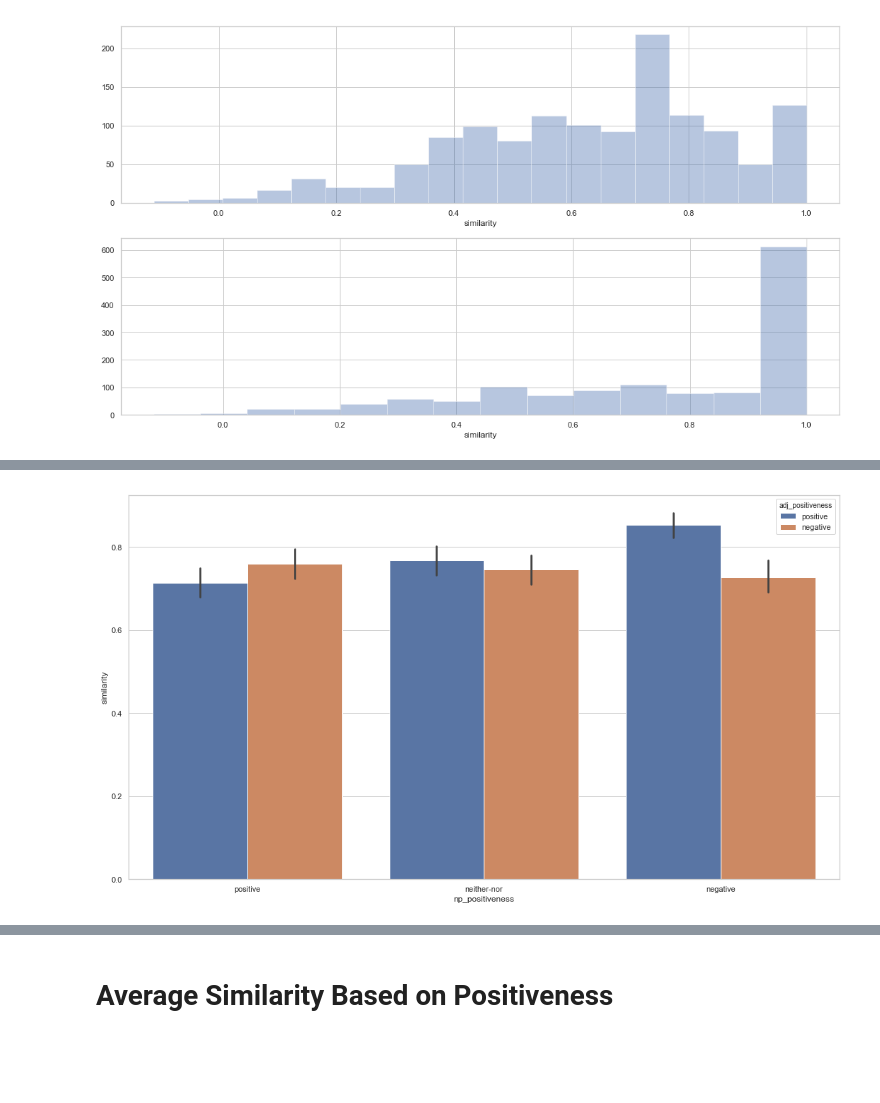
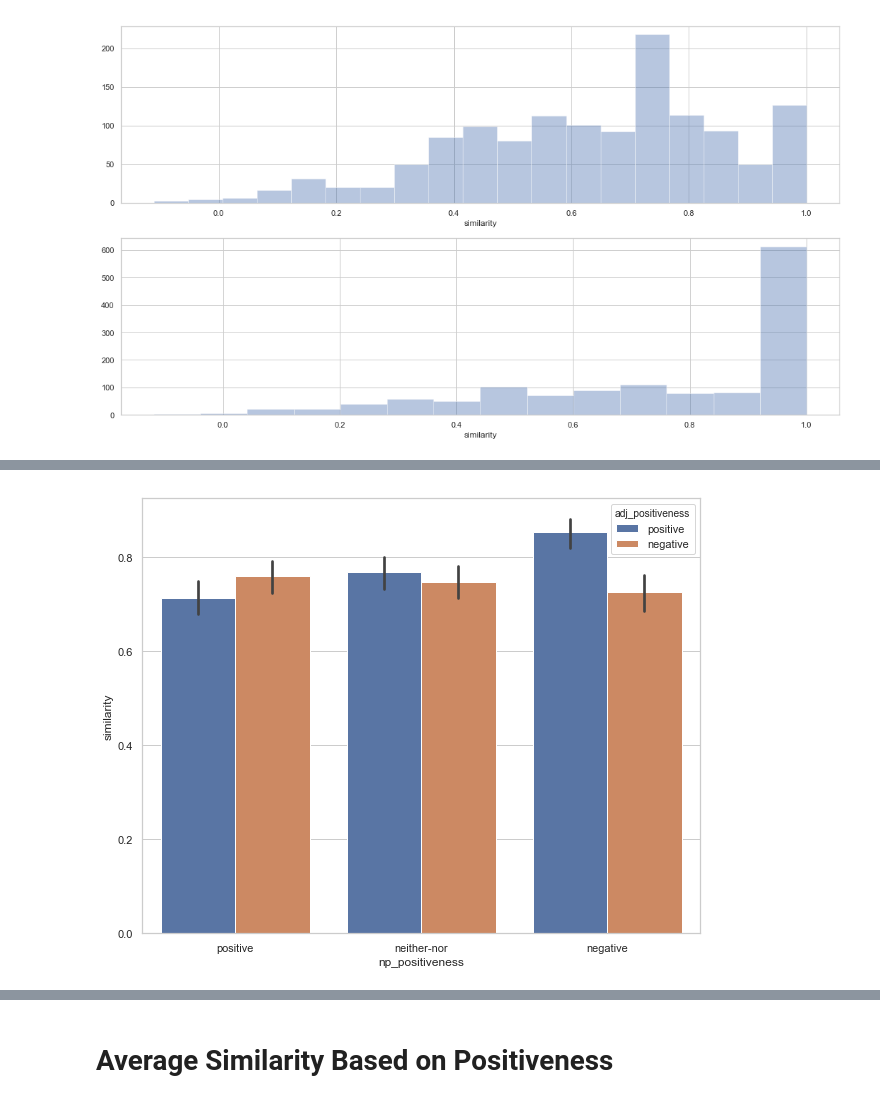
Before and after one commit to mhtess/comparison-class, a Jupyter notebook: analysis/Embedding Analysis_2.ipynb, the cells around one changed output, grey strips where cells are left out. Drawn from its saved outputs; the diff is of its cells as text; code cells hidden in the pictures; blank space fills up the shorter version.

```diff
--- a/analysis/Embedding Analysis_2.ipynb
+++ b/analysis/Embedding Analysis_2.ipynb
@@ -44,6 +54,16 @@ sim_df[has_embedding].head(5)
 | gymnasium | [1.1481, 0.78332, -0.37319, 0.470... |
 | giraffe | [0.41473, 0.31884, 0.54587, -0.09... |
 | apartment | [0.98493, -0.13416, 0.25951, 0.35... |
+# %%
+# insert superordinate label and dimension
+import json
+stimuli_info = "comparison-class/experiments/js/noun_elicitation_pilot.json"
+with open(stimuli_info) as stim_info:
+    stimuli = json.load(stim_info)["examples"]
+#     print(stimuli)
+raw_df['superordinate'] = raw_df['stim_id'].apply(lambda x: stimuli[x].get('superordinate') )
+raw_df['degree'] = raw_df['stim_id'].apply(lambda x: stimuli[x].get('degree'))
+# data['superordinate']
 # %% [markdown]
 # Preprocessing
 # %%
@@ -240,0 +250,26 @@ See the caveats in the documentation: http://pandas.pydata.org/pandas-docs/stabl
+# %%
+# add column indicating identical nps and responses based on simple pattern-matching
+# --------------------------------------------------------------------------------------
+# NB: it collapses pairs pretty liberally, if the response occurs in the NP and vice versa they are count as identical
+# ---------------------------------------------------------------------------------------
+with_sim_lemma['is_resp_identical'] = with_sim_lemma.apply(lambda s: True if (s['lemma'] in s['np']) or (s['np'] in s['lemma']) else False, axis=1)
+
+# unique non-identical nps and responses
+non_identical_resp = with_sim_lemma[with_sim_lemma['is_resp_identical'] == False ].drop_duplicates()
+identical_resp = with_sim_lemma[with_sim_lemma['is_resp_identical'] == True ].drop_duplicates()
+# non_identical_resp
+
+# add similarities
+non_identical_resp = append_similarity(non_identical_resp, y = 'lemma').dropna()
+identical_resp = append_similarity(identical_resp, y = 'lemma').dropna()
+
+# plot similarity distributions of only non-identical np-response pairs
+
+sns.set(style = 'whitegrid')
+
+fig, ax1 = plt.subplots(1,1)
+fig.set_size_inches(8, 8)
+
+sns.distplot(non_identical_resp["similarity"], ax = ax1, kde = False)
+
+plt.show()
@@ -241,13 +300,13 @@ See the caveats in the documentation: http://pandas.pydata.org/pandas-docs/stabl
 # %%
-# average similarity based on np group
+# average similarity of the entire data based on the np group, by adjective condition
 sns.set(style = 'whitegrid')
 
 fig, ax1 = plt.subplots(1,1)
-fig.set_size_inches(18, 10)
+fig.set_size_inches(10, 8)
 
 sns.barplot(x="np_positiveness", y="similarity", hue="adj_positiveness", data= with_sim_lemma, ax = ax1)
 
 
 plt.show()
 # %% [output]
-[figure, old version]
+[figure, new version]
```
Also changed, not shown: parts of 24 cells of this notebook, 1 other file.
